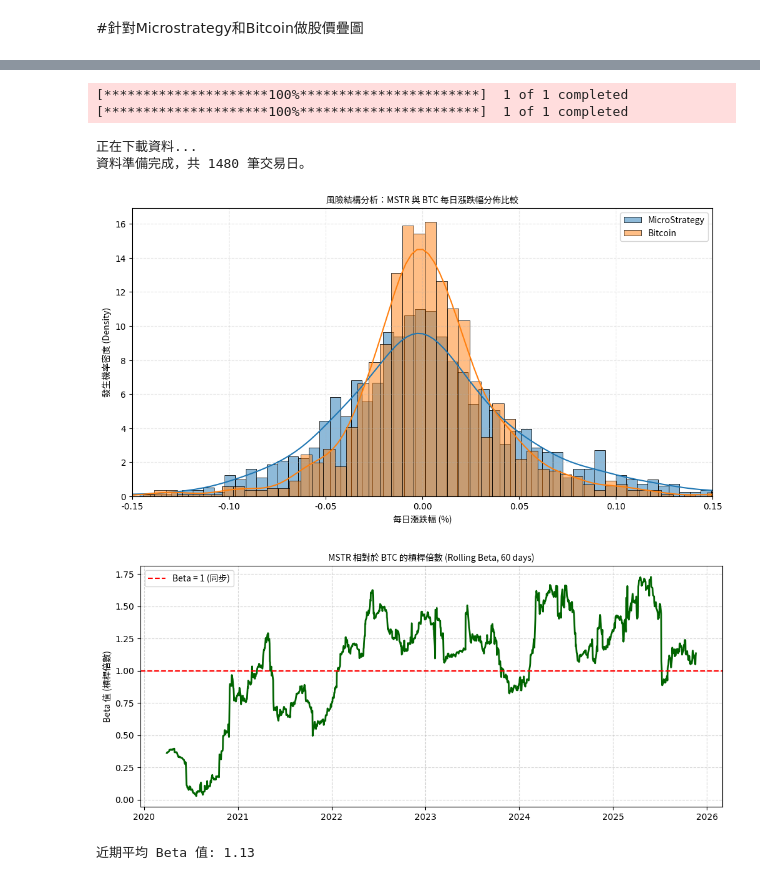
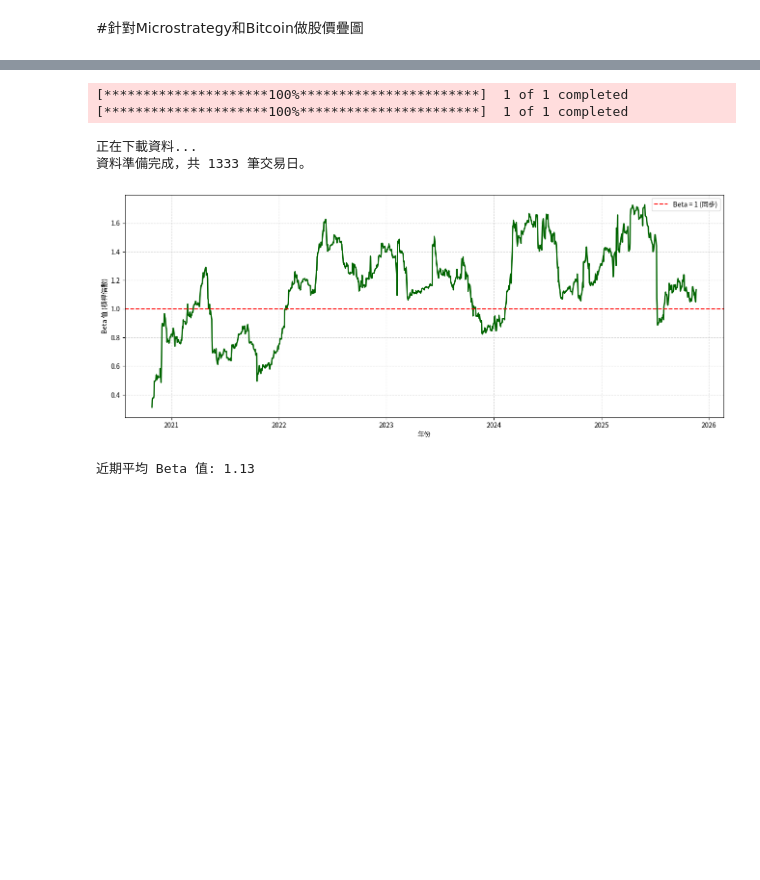
Before and after one commit to HackerJacky/Crypto-quantitative-analysis, a Jupyter notebook: crypto.ipynb, the cells around one changed output, grey strips where cells are left out. Saved outputs shown, nothing was run; the diff lists cells and outputs as text; code cells hidden in the pictures; blank space fills up the shorter version.

```diff
--- a/crypto.ipynb
+++ b/crypto.ipynb
@@ -109,7 +49,3 @@ from matplotlib.font_manager import FontManager
 import subprocess
 
 mpl_fonts = set(f.name for f in FontManager().ttflist)
-
-print('all font list get from matplotlib.font_manager:')
-for f in sorted(mpl_fonts):
-    print('\t' + f)
@@ -714,11 +653,11 @@ import yfinance as yf
 import pandas as pd
 import matplotlib.pyplot as plt
 import seaborn as sns
-
+from google.colab import files
 # ---------------------------------------------------------
 # 1. 重新準備資料 (確保 df_analysis 存在)
 # ---------------------------------------------------------
-start = '2020-01-01'
+start = '2020-08-01'
 end = '2025-11-20'
 
 print("正在下載資料...")
@@ -729,56 +668,67 @@ Micro = yf.download('MSTR', start=start, end=end)['Close'].ffill().dropna()
 df_analysis = pd.concat([BTC, Micro], axis=1, join='inner')
 df_analysis.columns = ['Bitcoin', 'MicroStrategy']
 
 print(f"資料準備完成，共 {len(df_analysis)} 筆交易日。")
 
 # ---------------------------------------------------------
 # 2. 計算每日漲跌幅 & 畫圖
 # ---------------------------------------------------------
 daily_returns = df_analysis.pct_change().dropna()
 
-# 設定中文字型 (確保你有執行過之前的字型設定，若無請忽略 fontproperties 參數)
-# 如果字型報錯，把下面這行 fontproperties=myfont 拿掉即可
+# # 設定中文字型 (確保你有執行過之前的字型設定，若無請忽略 fontproperties 參數)
+# # 如果字型報錯，把下面這行 fontproperties=myfont 拿掉即可
 try:
-    font_prop = myfont
+     font_prop = myfont
 except NameError:
-    font_prop = None # 如果沒設定過字型，就用預設
+     font_prop = None # 如果沒設定過字型，就用預設
 
-# === 圖表 A: 波動率分佈直方圖 (Histogram) ===
-plt.figure(figsize=(12, 6))
-sns.histplot(daily_returns['MicroStrategy'], bins=100, color='tab:blue',
-             label='MicroStrategy', kde=True, stat="density", alpha=0.5)
-sns.histplot(daily_returns['Bitcoin'], bins=100, color='tab:orange',
-             label='Bitcoin', kde=True, stat="density", alpha=0.5)
+# # === 圖表 A: 波動率分佈直方圖 (Histogram) ===
+# plt.figure(figsize=(12, 6))
+# sns.histplot(daily_returns['MicroStrategy'], bins=100, color='tab:blue',
+#               label='MicroStrategy', kde=True, stat="density", alpha=0.5)
+# sns.histplot(daily_returns['Bitcoin'], bins=100, color='tab:orange',
+#               label='Bitcoin', kde=True, stat="density", alpha=0.5)
 
-plt.title('風險結構分析：MSTR 與 BTC 每日漲跌幅分佈比較', fontsize=16, fontproperties=font_prop)
-plt.xlabel('每日漲跌幅 (%)', fontproperties=font_prop)
-plt.ylabel('發生機率密度 (Density)', fontproperties=font_prop)
-plt.xlim(-0.15, 0.15)
-plt.legend(prop=font_prop, fontsize=12)
-plt.grid(True, linestyle='--', alpha=0.3)
-plt.show()
+# plt.title('風險結構分析：MSTR 與 BTC 每日漲跌幅分佈比較', fontsize=16, fontproperties=font_prop)
+# plt.xlabel('每日漲跌幅 (%)', fontproperties=font_prop)
+# plt.ylabel('發生機率密度 (Density)', fontproperties=font_prop)
+# plt.xlim(-0.15, 0.15)
+# plt.legend(prop=font_prop, fontsize=12)
+# plt.grid(True, linestyle='--', alpha=0.3)
 
-# === 圖表 B: 滾動 Beta 值 (Rolling Beta) ===
+# filename = "MSTR和BTC美日漲跌幅分布比較.png"
+# plt.savefig(filename, dpi=300)
+# plt.show()
+# files.download(filename)
+
+#=== 圖表 B: 滾動 Beta 值 (Rolling Beta) ===
 window = 60
 rolling_cov = daily_returns['MicroStrategy'].rolling(window=window).cov(daily_returns['Bitcoin'])
 rolling_var = daily_returns['Bitcoin'].rolling(window=window).var()
 rolling_beta = rolling_cov / rolling_var
 
-plt.figure(figsize=(12, 5))
+plt.figure(figsize=(16,6))
 plt.plot(rolling_beta.index, rolling_beta, color='darkgreen', linewidth=2)
 plt.axhline(y=1, color='red', linestyle='--', label='Beta = 1 (同步)')
-plt.title(f'MSTR 相對於 BTC 的槓桿倍數 (Rolling Beta, {window} days)', fontsize=16, fontproperties=font_prop)
+
+plt.xlabel('年份', fontproperties=font_prop)
 plt.ylabel('Beta 值 (槓桿倍數)', fontproperties=font_prop)
-plt.legend(prop=font_prop, fontsize=12)
+plt.legend(prop=font_prop, fontsize=20)
 plt.grid(True, linestyle='--', alpha=0.5)
+
+#  讓座標字變大
+plt.xticks(fontsize=30, fontproperties=font_prop)
+plt.yticks(fontsize=30, fontproperties=font_prop)
+
+filename = "MSTR and BTC leverage.png"
+plt.savefig(filename, dpi=300)
 plt.show()
-
+# files.download(filename)
 print(f"近期平均 Beta 值: {rolling_beta.iloc[-1]:.2f}")
 # %% [output]
 [*********************100%***********************]  1 of 1 completed
 [*********************100%***********************]  1 of 1 completed
 正在下載資料...
-資料準備完成，共 1480 筆交易日。
+資料準備完成，共 1333 筆交易日。
-[figure, old version]
+[figure, new version]
-[figure, removed]
 近期平均 Beta 值: 1.13
```
Also changed, not shown: parts of 33 cells of this notebook.
